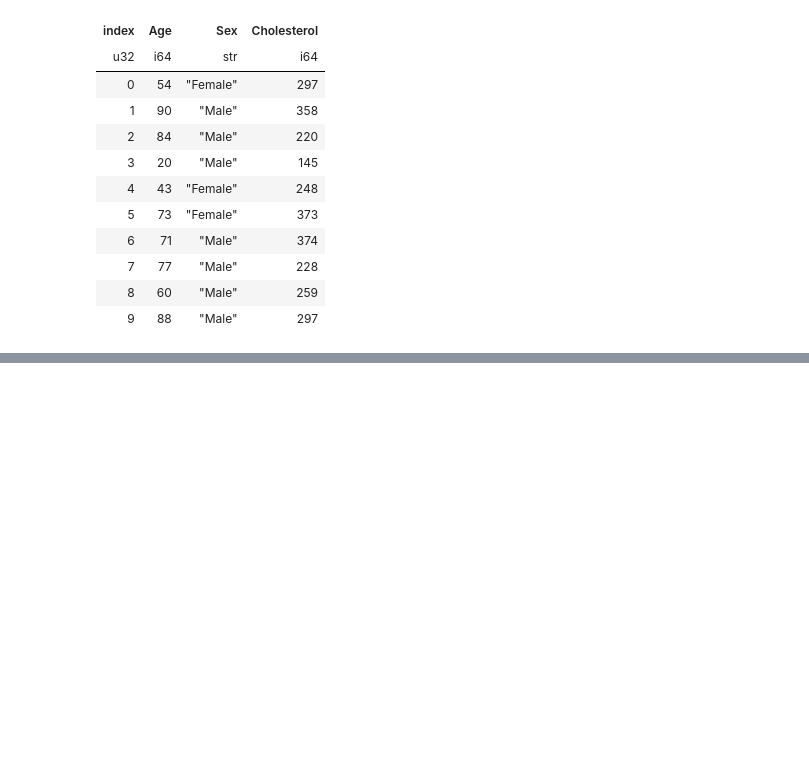
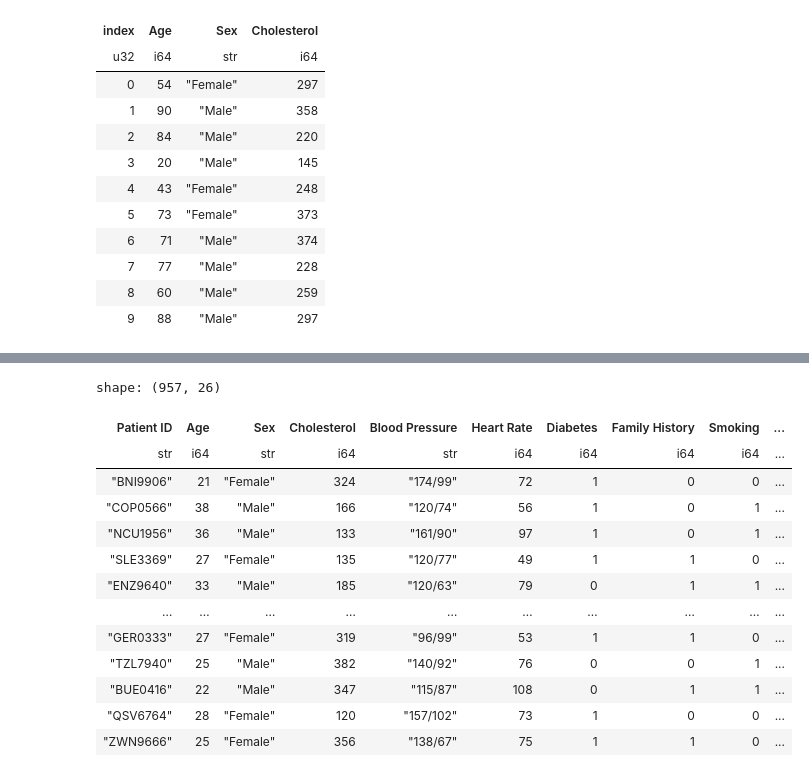
Before and after one commit to NHS-South-Central-and-West/learning-python, a Jupyter notebook: practical-python/polar-exploration/eda_with_polars.ipynb, the cells around one changed output, grey strips where cells are left out. Cells and saved outputs as stored; diff of their text form; code cells hidden in the pictures; blank space fills up the shorter version.

```diff
--- a/practical-python/polar-exploration/eda_with_polars.ipynb
+++ b/practical-python/polar-exploration/eda_with_polars.ipynb
@@ -255,0 +318,24 @@ shape: (10, 4)
+# %%
+# *args syntax
+
+args_filter = df_import.filter(
+    pl.col("Age") < 40,
+    ~pl.col("Diet").is_in(["Unhealthy","Average"]),         # ~ gets the opposite
+)
+
+args_filter
+# %% [output]
+shape: (957, 26)
+| Patient ID | Age | Sex | Cholesterol | Blood Pressure | Heart Rate | Diabetes | Family History | Smoking | ... |
+| str | i64 | str | i64 | str | i64 | i64 | i64 | i64 | ... |
+| "BNI9906" | 21 | "Female" | 324 | "174/99" | 72 | 1 | 0 | 0 | ... |
+| "COP0566" | 38 | "Male" | 166 | "120/74" | 56 | 1 | 0 | 1 | ... |
+| "NCU1956" | 36 | "Male" | 133 | "161/90" | 97 | 1 | 0 | 1 | ... |
+| "SLE3369" | 27 | "Female" | 135 | "120/77" | 49 | 1 | 1 | 0 | ... |
+| "ENZ9640" | 33 | "Male" | 185 | "120/63" | 79 | 0 | 1 | 1 | ... |
+| … | … | … | … | … | … | … | … | … | ... |
+| "GER0333" | 27 | "Female" | 319 | "96/99" | 53 | 1 | 1 | 0 | ... |
+| "TZL7940" | 25 | "Male" | 382 | "140/92" | 76 | 0 | 0 | 1 | ... |
+| "BUE0416" | 22 | "Male" | 347 | "115/87" | 108 | 0 | 1 | 1 | ... |
+| "QSV6764" | 28 | "Female" | 120 | "157/102" | 73 | 1 | 0 | 0 | ... |
+| "ZWN9666" | 25 | "Female" | 356 | "138/67" | 75 | 1 | 1 | 0 | ... |
```
Also changed, not shown: parts of 10 cells of this notebook.
